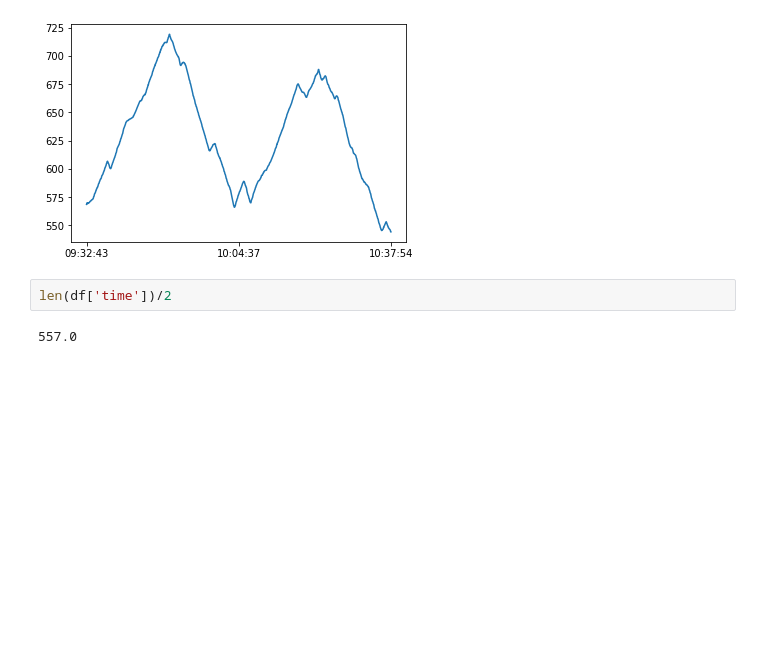
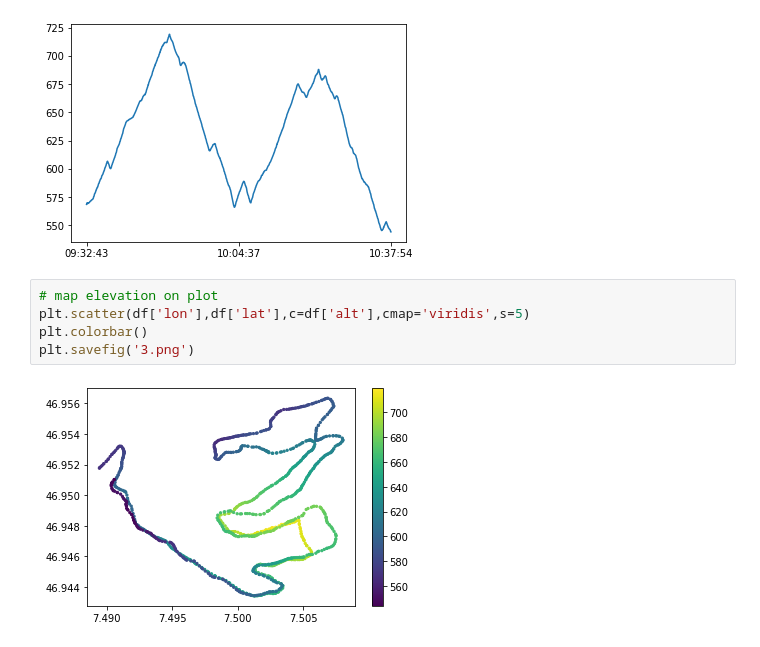
Before and after one commit to lukasreber/gdv, a Jupyter notebook: geospatialdata.ipynb, the cells around one changed output. Saved outputs shown, nothing was run; the diff lists cells and outputs as text; blank space fills up the shorter version.

```diff
--- a/geospatialdata.ipynb
+++ b/geospatialdata.ipynb
@@ -45,7 +47,10 @@ ax.set_xticks([0,len(df['time'])/2,len(df['time'])-1])
 fig.savefig('2.png')
 # %% [output]
 [figure]
-# %%
-len(df['time'])/2
-# %% [output]
-557.0
+# %%
+# map elevation on plot
+plt.scatter(df['lon'],df['lat'],c=df['alt'],cmap='viridis',s=5)
+plt.colorbar()
+plt.savefig('3.png')
+# %% [output]
+[figure, added]
```
Also changed, not shown: parts of 5 cells of this notebook, 2 other files.
